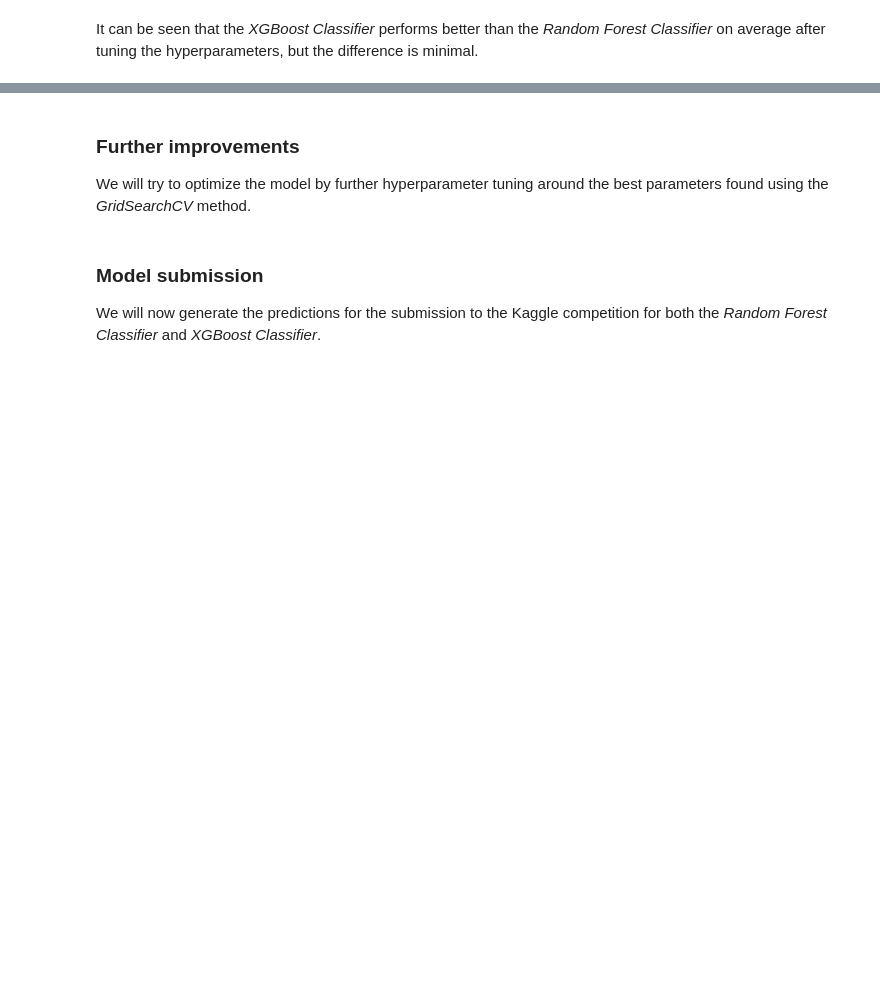
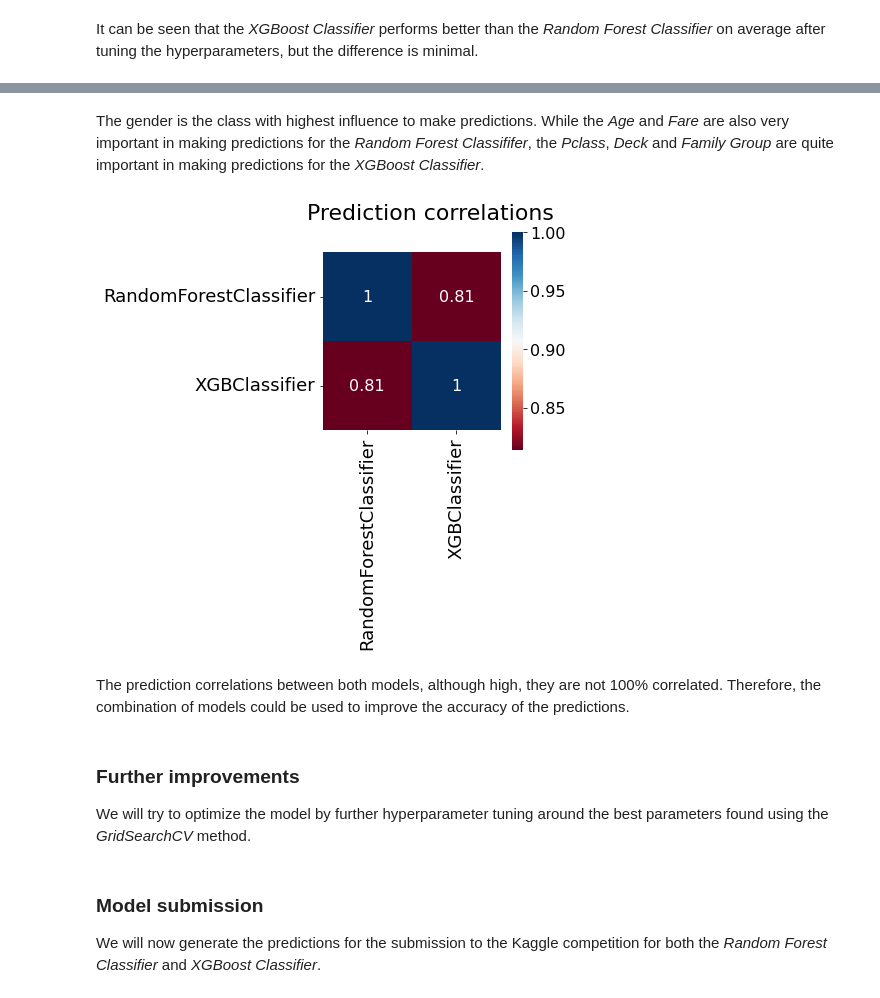
Before and after one commit to aqueralto/kaggle, a Jupyter notebook: titanic/titanic_challenge.ipynb, the cells around one changed output, grey strips where cells are left out. Cells and saved outputs as stored; diff of their text form; code cells hidden in the pictures; blank space fills up the shorter version.

```diff
--- a/titanic/titanic_challenge.ipynb
+++ b/titanic/titanic_challenge.ipynb
@@ -844,3 +843,11 @@ plot_functions.plot_feature_importances(classifiers, X_train, y_train)
+# %% [markdown]
+The gender is the class with highest influence to make predictions. While the *Age* and *Fare* are also very important in making predictions for the *Random Forest Classififer*, the *Pclass*, *Deck* and *Family Group* are quite important in making predictions for the *XGBoost Classifier*.
+# %%
+plot_functions.plot_prediction_correlation(predictions)
+# %% [output]
+[figure, added]
+# %% [markdown]
+The prediction correlations between both models, although high, they are not 100% correlated. Therefore, the combination of models could be used to improve the accuracy of the predictions.
 # %% [markdown]
 ### Further improvements
 We will try to optimize the model by further hyperparameter tuning around the best parameters found using the *GridSearchCV* method.
```
Also changed, not shown: parts of 8 cells of this notebook, 1 other file.
